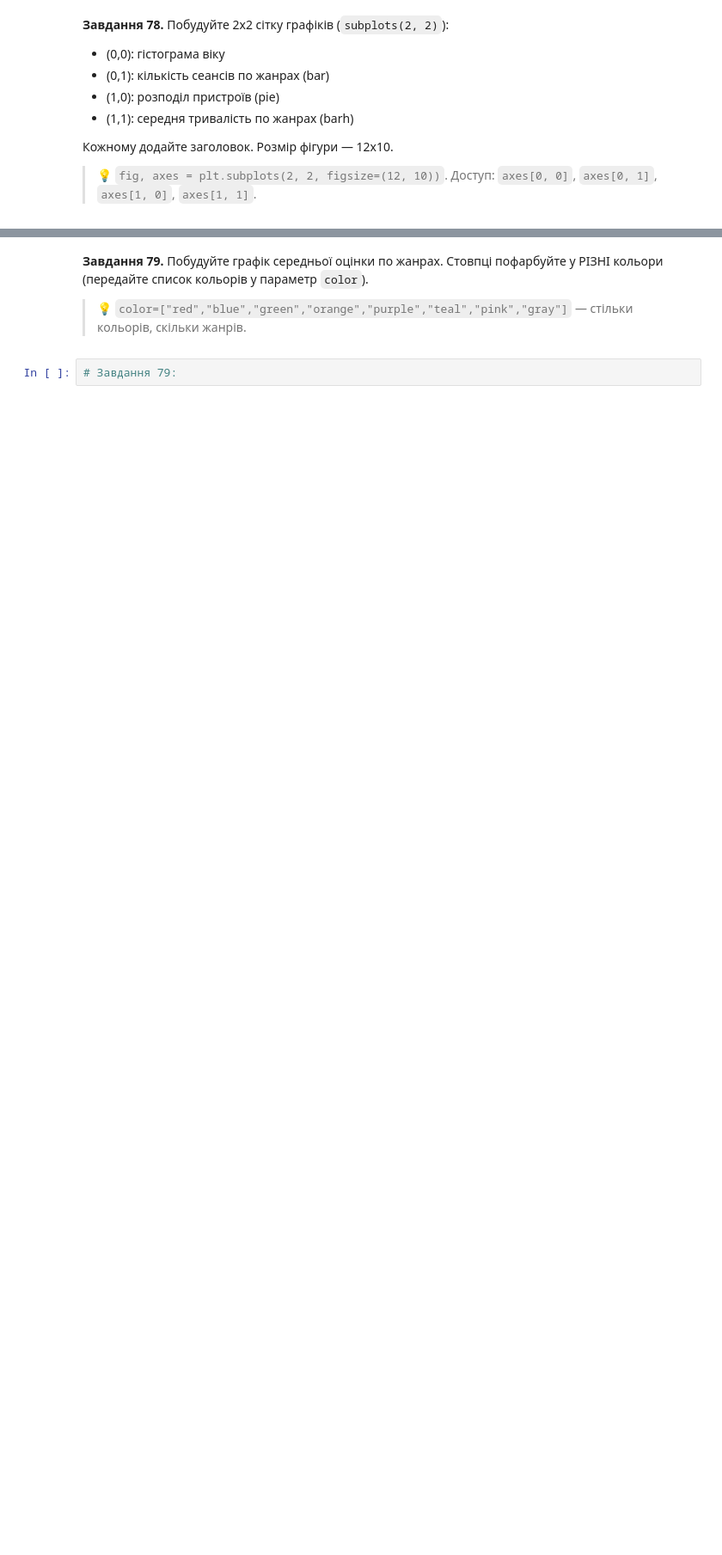
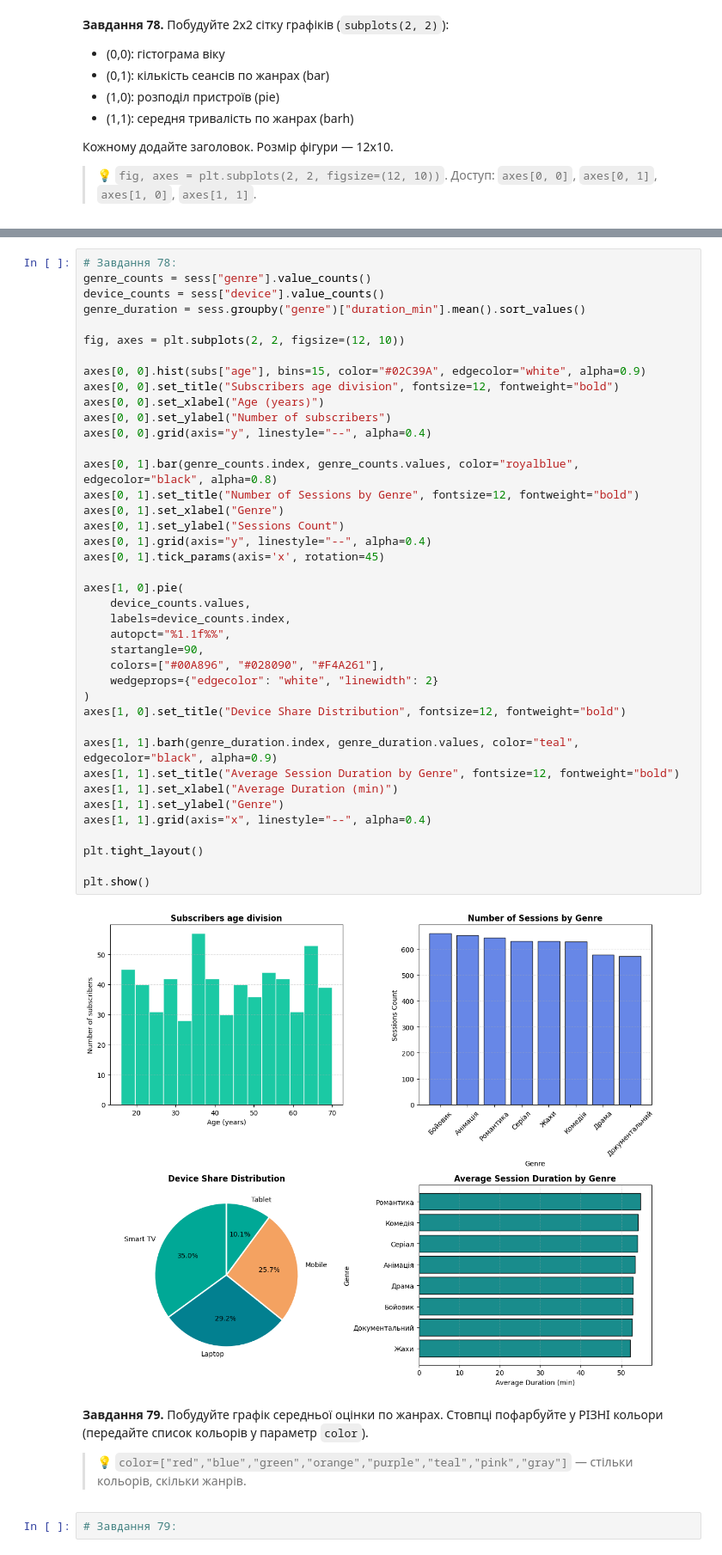
Before and after one commit to NatalieAleksandrova2026/DTA_2026, a Jupyter notebook: Homework/pandas_viz_practice.ipynb, the cells around one changed output, grey strips where cells are left out. Shown at 86% size. Cells and saved outputs as stored; diff of their text form; blank space fills up the shorter version.

```diff
--- a/Homework/pandas_viz_practice.ipynb
+++ b/Homework/pandas_viz_practice.ipynb
@@ -1521,3 +1540,45 @@ plt.show()
+# %%
+# Завдання 78:
+genre_counts = sess["genre"].value_counts()
+device_counts = sess["device"].value_counts()
+genre_duration = sess.groupby("genre")["duration_min"].mean().sort_values()
+
+fig, axes = plt.subplots(2, 2, figsize=(12, 10))
+
+axes[0, 0].hist(subs["age"], bins=15, color="#02C39A", edgecolor="white", alpha=0.9)
+axes[0, 0].set_title("Subscribers age division", fontsize=12, fontweight="bold")
+axes[0, 0].set_xlabel("Age (years)")
+axes[0, 0].set_ylabel("Number of subscribers")
+axes[0, 0].grid(axis="y", linestyle="--", alpha=0.4)
+
+axes[0, 1].bar(genre_counts.index, genre_counts.values, color="royalblue", edgecolor="black", alpha=0.8)
+axes[0, 1].set_title("Number of Sessions by Genre", fontsize=12, fontweight="bold")
+axes[0, 1].set_xlabel("Genre")
+axes[0, 1].set_ylabel("Sessions Count")
+axes[0, 1].grid(axis="y", linestyle="--", alpha=0.4)
+axes[0, 1].tick_params(axis='x', rotation=45)
+
+axes[1, 0].pie(
+    device_counts.values,
+    labels=device_counts.index,
+    autopct="%1.1f%%",
+    startangle=90,
+    colors=["#00A896", "#028090", "#F4A261"],
+    wedgeprops={"edgecolor": "white", "linewidth": 2}
+)
+axes[1, 0].set_title("Device Share Distribution", fontsize=12, fontweight="bold")
+
+axes[1, 1].barh(genre_duration.index, genre_duration.values, color="teal", edgecolor="black", alpha=0.9)
+axes[1, 1].set_title("Average Session Duration by Genre", fontsize=12, fontweight="bold")
+axes[1, 1].set_xlabel("Average Duration (min)")
+axes[1, 1].set_ylabel("Genre")
+axes[1, 1].grid(axis="x", linestyle="--", alpha=0.4)
+
+plt.tight_layout()
+
+plt.show()
+# %% [output]
+[figure, added]
 # %% [markdown]
 **Завдання 79.** Побудуйте графік середньої оцінки по жанрах. Стовпці пофарбуйте у РІЗНІ кольори (передайте список кольорів у параметр `color`).
 
```
Also changed, not shown: parts of 3 cells of this notebook.
